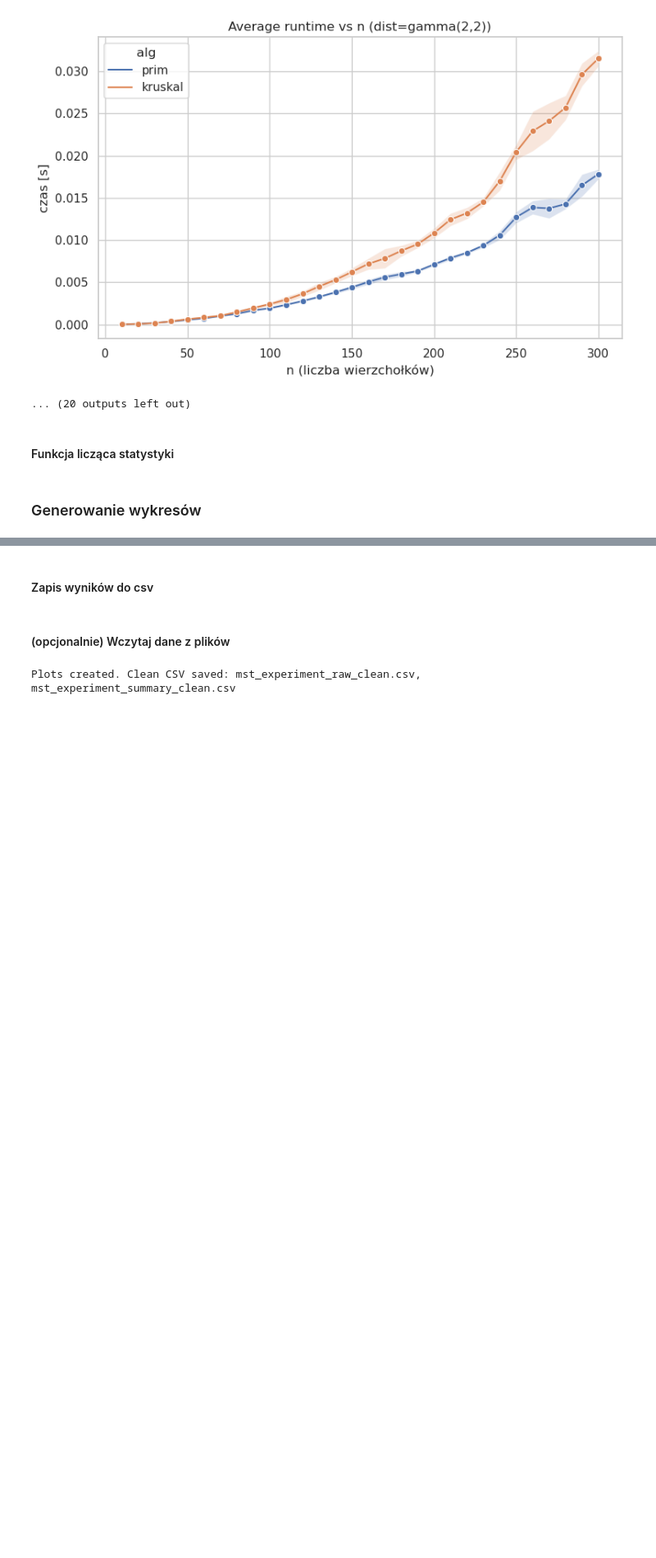
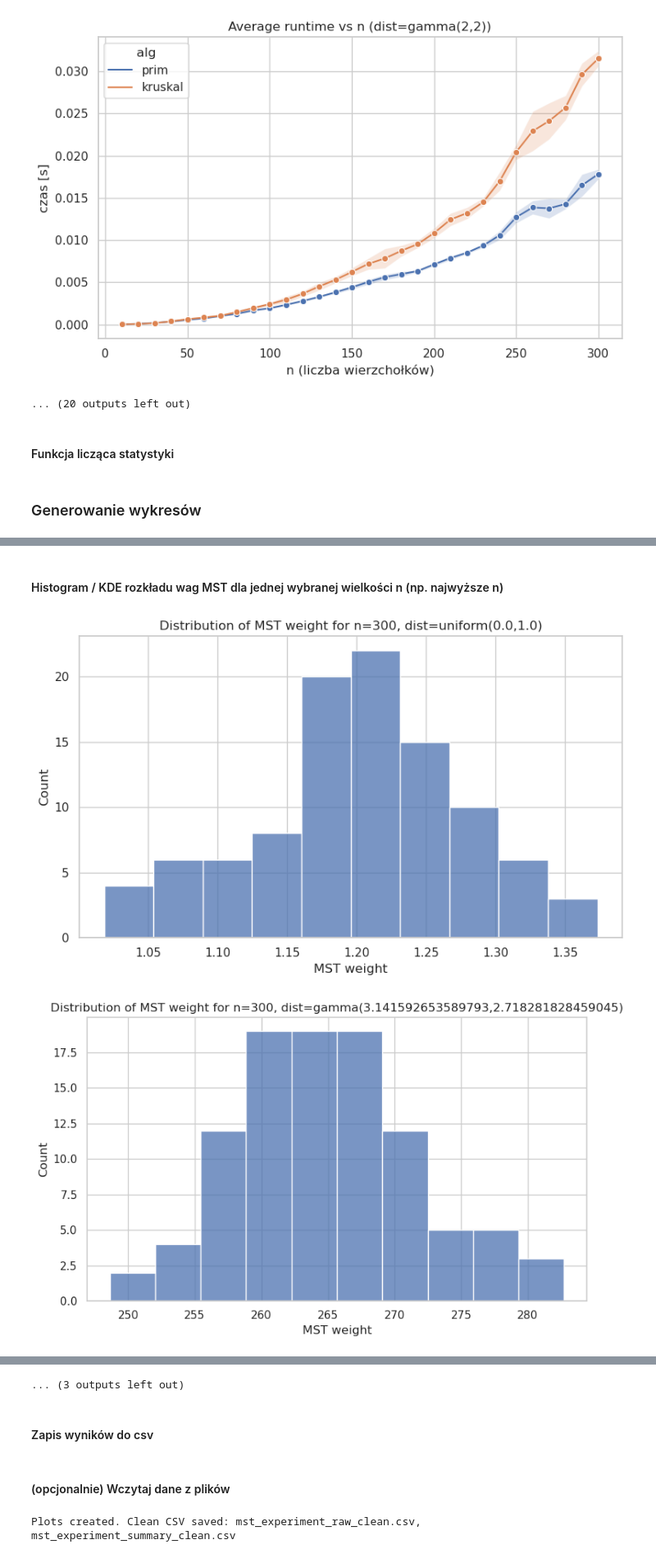
Before and after one commit to BartoszMichalak13/Average-Case-Analysis-of-Selected-Algorithms, a Jupyter notebook: ACA.ipynb, the cells around one changed output, grey strips where cells are left out. Shown at 82% size. Drawn from its saved outputs; the diff is of its cells as text; code cells hidden in the pictures; blank space fills up the shorter version.

Commit message:
histogramy

```diff
--- a/ACA.ipynb
+++ b/ACA.ipynb
@@ -307,0 +282,29 @@ for dist_name in df['dist'].unique():
+# %% [markdown]
+#### Histogram / KDE rozkładu wag MST dla jednej wybranej wielkości n (np. najwyższe n)
+# %%
+for dist_name in df['dist'].unique():
+  max_n = df[df['dist'] == dist_name]['n'].max()
+  sub = df[(df['dist'] == dist_name) & (df['n'] == max_n)]
+  plt.figure(figsize=(8,5))
+
+
+  sns.histplot(data=sub, x="prim_cost")
+
+  # sns.swarmplot(sub['prim_cost'], label='Prim')
+  # sns.swarmplot(sub['kruskal_cost'], label='Kruskal')
+
+  # sns.violinplot(data=sub, x="prim_cost", kind="kde", fill=True)
+  # sns.violinplot(data=sub, x="kruskal_cost", kind="kde", fill=True)
+
+  # sns.displot(data=sub, x="prim_cost", kind="kde", fill=True)
+  # sns.displot(data=sub, x="kruskal_cost", kind="kde", fill=True)
+  # sns.kdeplot(sub['prim_cost'], label='Prim', fill=True).set(xlim=(0))
+  # sns.kdeplot(sub['kruskal_cost'], label='Kruskal', fill=True).set(xlim=(0))
+  plt.title(f'Distribution of MST weight for n={max_n}, dist={dist_name}')
+  plt.xlabel('MST weight')
+  plt.tight_layout()
+  plt.savefig(f'mst_weight_dist_n{max_n}_{dist_name}.png', dpi=150)
+  plt.show()
+# %% [output]
+[figure, added]
+[figure, added]
@@ -308,3 +321,4 @@ for dist_name in df['dist'].unique():
+... (3 outputs left out)
 # %% [markdown]
 #### Zapis wyników do csv
 # %%
```
Also changed, not shown: parts of 4 cells of this notebook, 15 other files.
